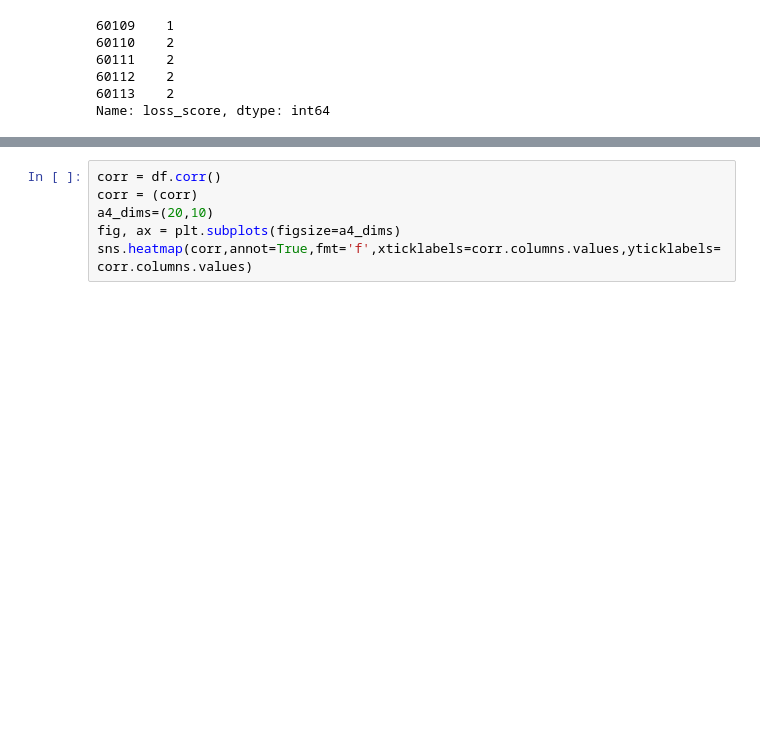
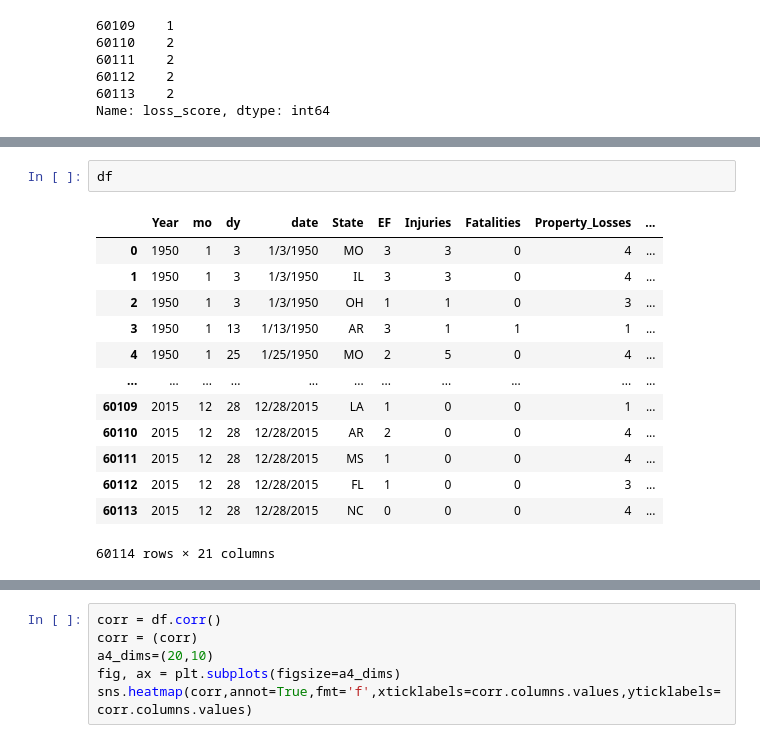
Before and after one commit to azizamirsaidova/aws_disaster_response_hackathon, a Jupyter notebook: Loss_score.ipynb, the cells around one changed output, grey strips where cells are left out. Cells and saved outputs as stored; diff of their text form; blank space fills up the shorter version.

```diff
--- a/Loss_score.ipynb
+++ b/Loss_score.ipynb
@@ -361,0 +381,16 @@ Name: loss_score, dtype: int64
+# %%
+df
+# %% [output]
+|  | Year | mo | dy | date | State | EF | Injuries | Fatalities | Property_Losses | ... |
+| 0 | 1950 | 1 | 3 | 1/3/1950 | MO | 3 | 3 | 0 | 4 | ... |
+| 1 | 1950 | 1 | 3 | 1/3/1950 | IL | 3 | 3 | 0 | 4 | ... |
+| 2 | 1950 | 1 | 3 | 1/3/1950 | OH | 1 | 1 | 0 | 3 | ... |
+| 3 | 1950 | 1 | 13 | 1/13/1950 | AR | 3 | 1 | 1 | 1 | ... |
+| 4 | 1950 | 1 | 25 | 1/25/1950 | MO | 2 | 5 | 0 | 4 | ... |
+| ... | ... | ... | ... | ... | ... | ... | ... | ... | ... | ... |
+| 60109 | 2015 | 12 | 28 | 12/28/2015 | LA | 1 | 0 | 0 | 1 | ... |
+| 60110 | 2015 | 12 | 28 | 12/28/2015 | AR | 2 | 0 | 0 | 4 | ... |
+| 60111 | 2015 | 12 | 28 | 12/28/2015 | MS | 1 | 0 | 0 | 4 | ... |
+| 60112 | 2015 | 12 | 28 | 12/28/2015 | FL | 1 | 0 | 0 | 3 | ... |
+| 60113 | 2015 | 12 | 28 | 12/28/2015 | NC | 0 | 0 | 0 | 4 | ... |
+60114 rows × 21 columns
```
Also changed, not shown: parts of 35 cells of this notebook.
